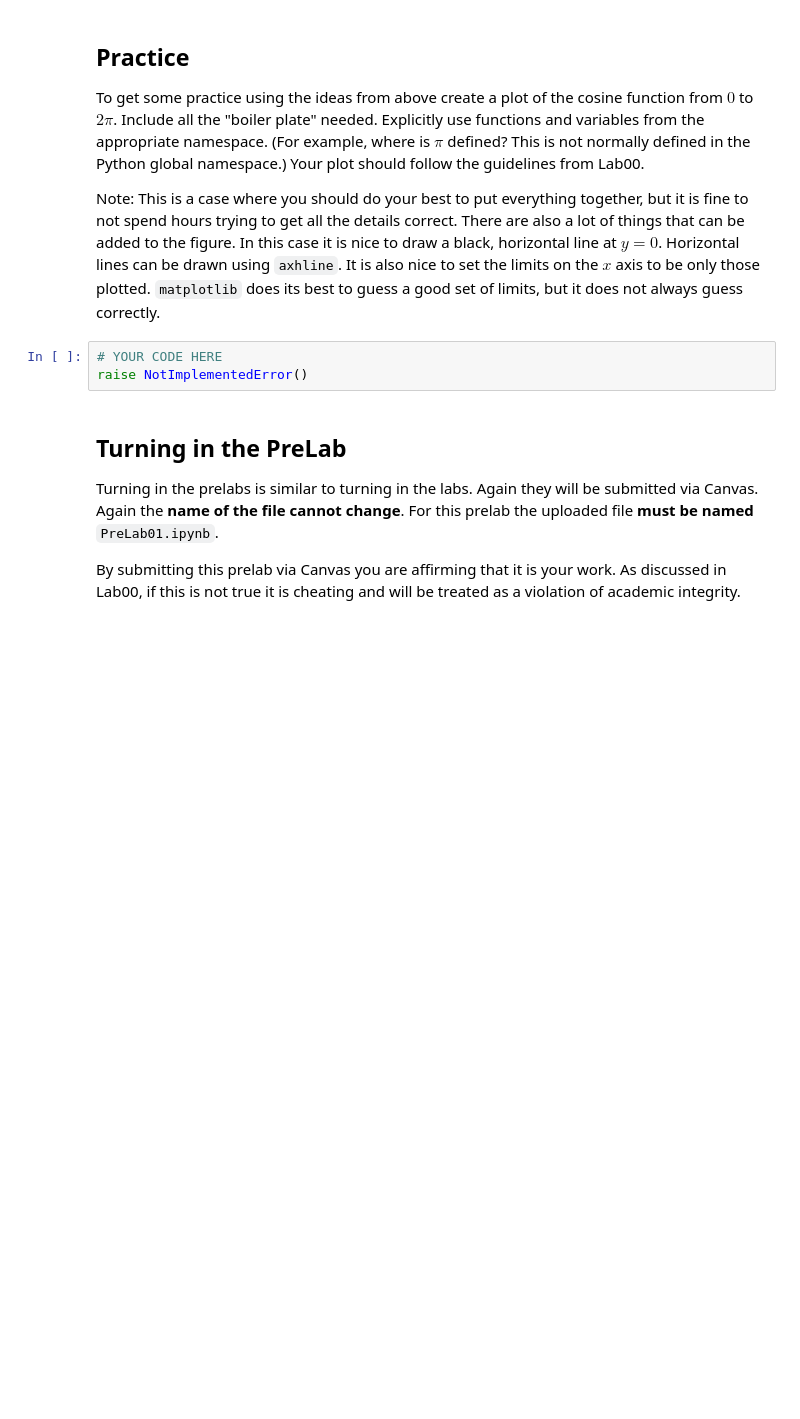
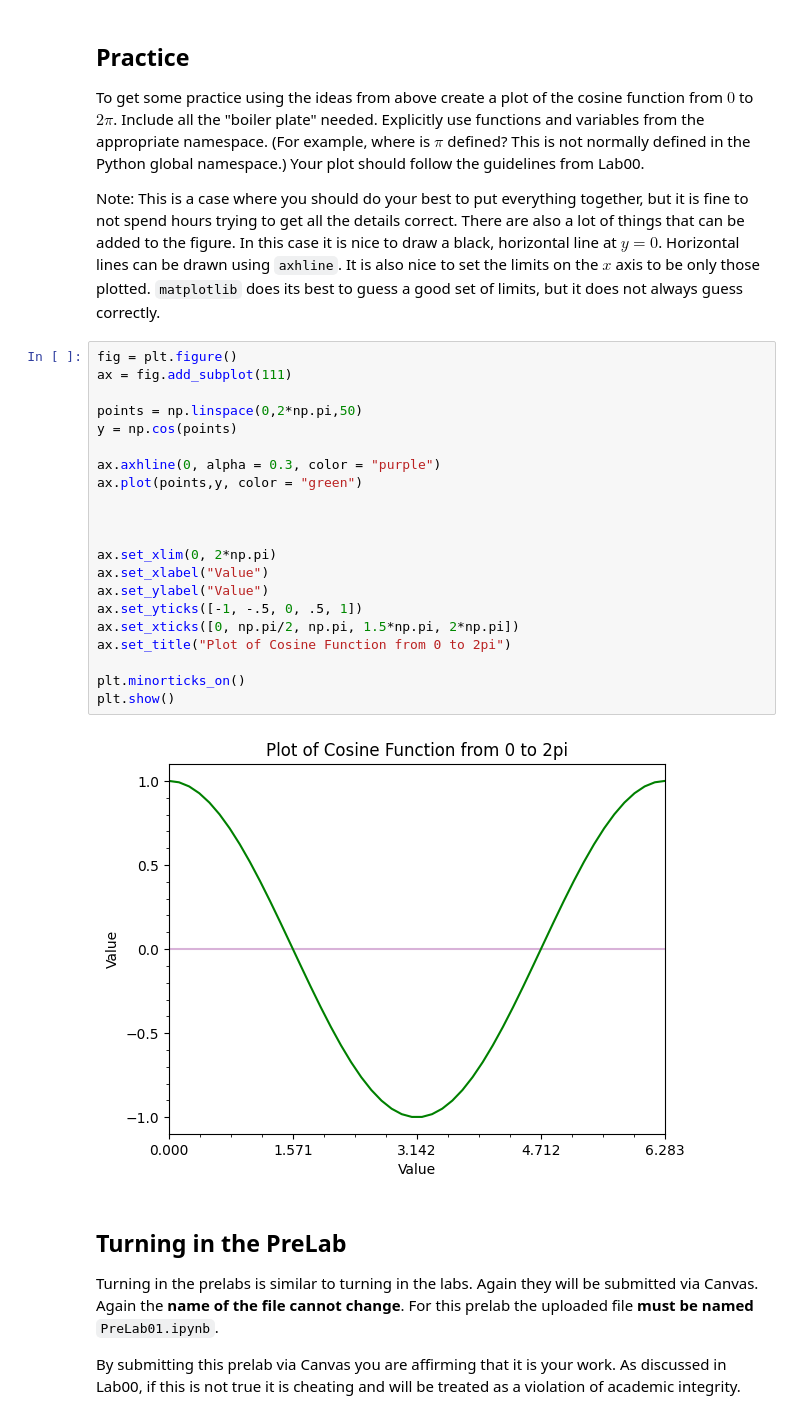
Before and after one commit to kh-bh/Physics_coursework, a Jupyter notebook: PHYS_250/Prelabs/PreLab01.ipynb, the cells around one changed output. Saved outputs shown, nothing was run; the diff lists cells and outputs as text; blank space fills up the shorter version.

```diff
--- a/PHYS_250/Prelabs/PreLab01.ipynb
+++ b/PHYS_250/Prelabs/PreLab01.ipynb
@@ -165,9 +209,29 @@ The importing of `matplotlib.pyplot` should also be part of your initialization.
 To get some practice using the ideas from above create a plot of the cosine function from $0$ to $2\pi$. Include all the "boiler plate" needed. Explicitly use functions and variables from the appropriate namespace. (For example, where is $\pi$ defined? This is not normally defined in the Python global namespace.) Your plot should follow the guidelines from Lab00.
 
 Note: This is a case where you should do your best to put everything together, but it is fine to not spend hours trying to get all the details correct. There are also a lot of things that can be added to the figure. In this case it is nice to draw a black, horizontal line at $y=0$. Horizontal lines can be drawn using `axhline`. It is also nice to set the limits on the $x$ axis to be only those plotted. `matplotlib` does its best to guess a good set of limits, but it does not always guess correctly.
-# %%
-# YOUR CODE HERE
-raise NotImplementedError()
+# %%
+fig = plt.figure()
+ax = fig.add_subplot(111)
+
+points = np.linspace(0,2*np.pi,50)
+y = np.cos(points)
+
+ax.axhline(0, alpha = 0.3, color = "purple")
+ax.plot(points,y, color = "green")
+
+
+
+ax.set_xlim(0, 2*np.pi)
+ax.set_xlabel("Value")
+ax.set_ylabel("Value")
+ax.set_yticks([-1, -.5, 0, .5, 1])
+ax.set_xticks([0, np.pi/2, np.pi, 1.5*np.pi, 2*np.pi])
+ax.set_title("Plot of Cosine Function from 0 to 2pi")
+
+plt.minorticks_on()
+plt.show()
+# %% [output]
+[figure, added]
 # %% [markdown]
 ## Turning in the PreLab
 
```
Also changed, not shown: parts of 8 cells of this notebook.
